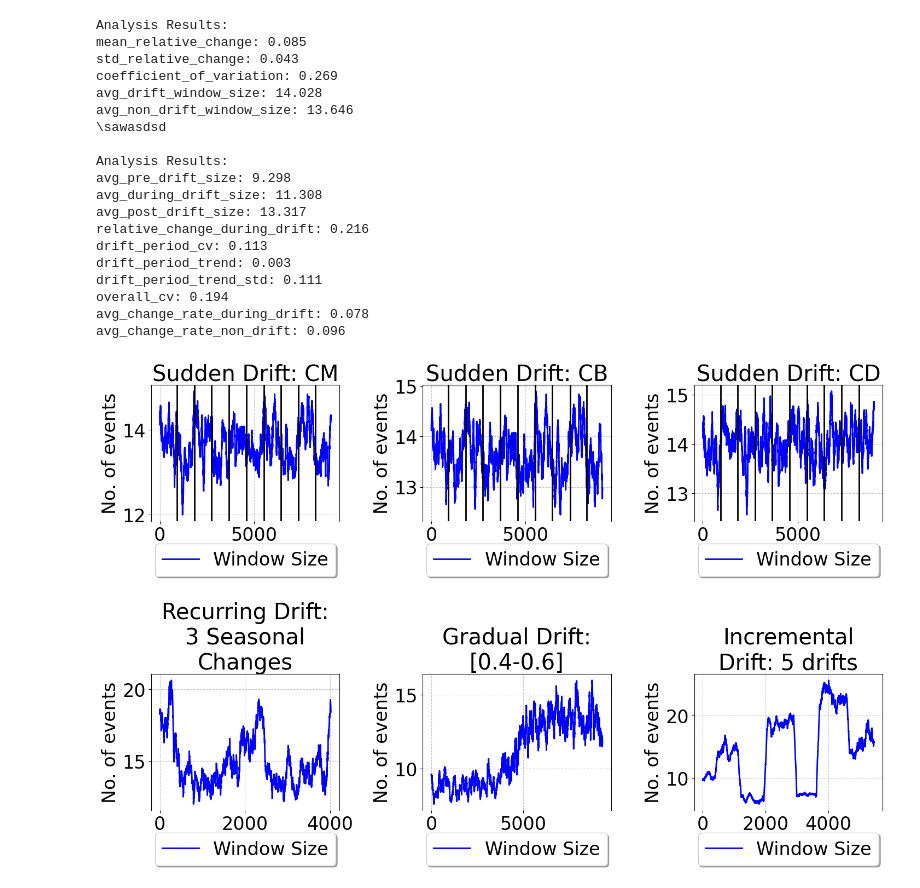
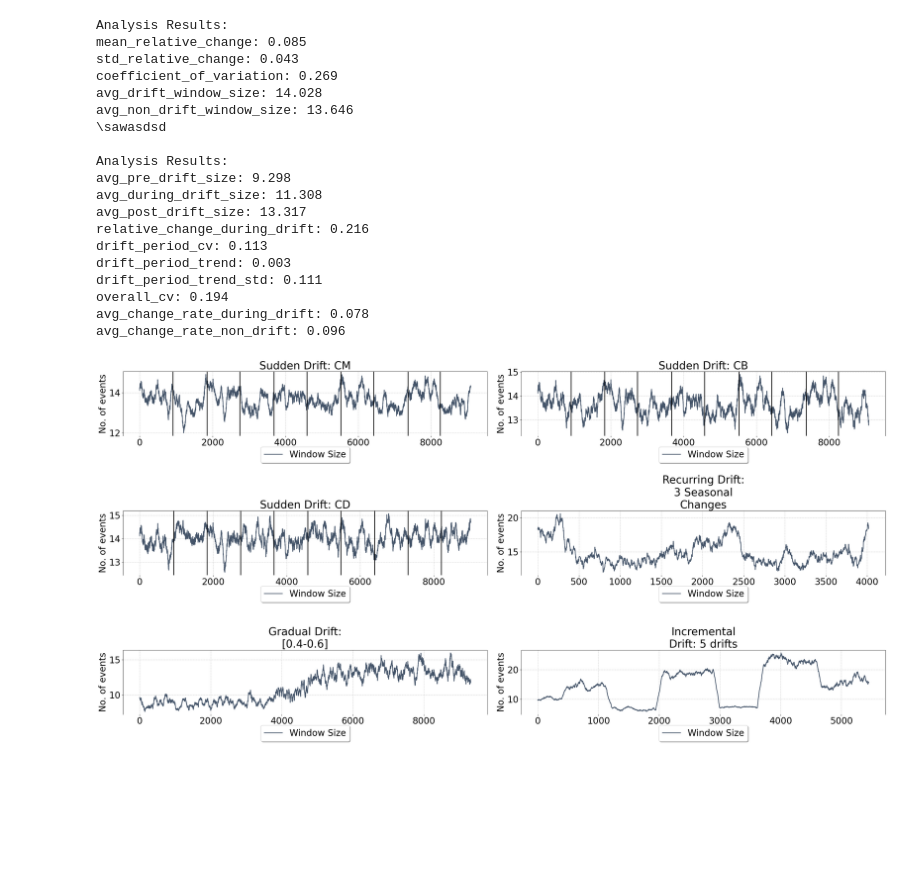
Before and after one commit to chimenkamp/adaptive-window-for-online-process-mining, a Jupyter notebook: notebooks/syntethic_concept_drifts.ipynb, the cells around one changed output. Drawn from its saved outputs; the diff is of its cells as text; code cells hidden in the pictures; blank space fills up the shorter version.

```diff
--- a/notebooks/syntethic_concept_drifts.ipynb
+++ b/notebooks/syntethic_concept_drifts.ipynb
@@ -178,7 +178,7 @@ def to_list_2(df: pd.DataFrame, column: str | int = "No. of events", window: int
 plotter = Plotter(
     title= "",
     y_axis_start_at_zero=False,
-    columns=3
+    columns=2
 )
 
 
@@ -262,7 +262,7 @@ plotter.add_subplot(
     title="Incremental Drift: 5 drifts"
 )
 
-fig = plotter.plot(x_label="Window Index", fig_height_per_plot=5, disable_show=True, title_wrap_length=16)
+fig = plotter.plot(fig_width=30, x_label="Window Index", fig_height_per_plot=5, disable_show=True, title_wrap_length=16)
 fig = None
 
 
@@ -277,31 +277,31 @@ for metric, value in metrics.items():
 
 print("\sawasdsd")
 
 window_sizes = to_list(df_5, column="0")
 drift_range = (0.4, 0.6)  # Drift occurs between 30% and 60% of the log
 
 metrics = analyze_gradual_drift_adaptation(window_sizes, drift_range)
 print("\nAnalysis Results:")
 for metric, value in metrics.items():
         print(f"{metric}: {value:.3f}")
 # %% [output]
 Analysis Results:
 mean_relative_change: 0.085
 std_relative_change: 0.043
 coefficient_of_variation: 0.269
 avg_drift_window_size: 14.028
 avg_non_drift_window_size: 13.646
 \sawasdsd
 
 Analysis Results:
 avg_pre_drift_size: 9.298
 avg_during_drift_size: 11.308
 avg_post_drift_size: 13.317
 relative_change_during_drift: 0.216
 drift_period_cv: 0.113
 drift_period_trend: 0.003
 drift_period_trend_std: 0.111
 overall_cv: 0.194
 avg_change_rate_during_drift: 0.078
 avg_change_rate_non_drift: 0.096
-[figure, old version]
+[figure, new version]
```
Also changed, not shown: 15 other files.
